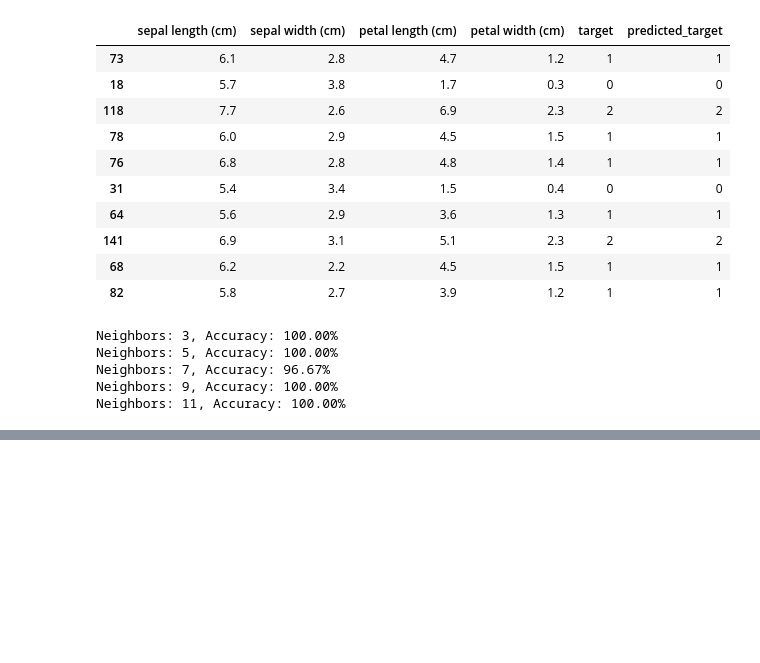
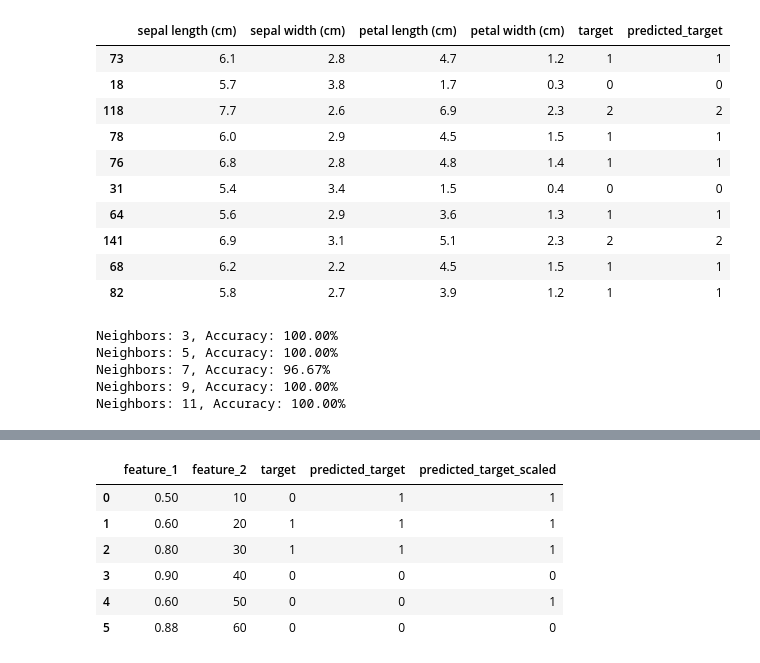
Before and after one commit to rahul8879/harika_ai, a Jupyter notebook: machine_learning/01_KNN_basic.ipynb, the cells around one changed output, grey strips where cells are left out. Saved outputs shown, nothing was run; the diff lists cells and outputs as text; code cells hidden in the pictures; blank space fills up the shorter version.

Commit message:
added KNN model

```diff
--- a/machine_learning/01_KNN_basic.ipynb
+++ b/machine_learning/01_KNN_basic.ipynb
@@ -96,0 +150,10 @@ df_diabetes.head(2)
+# %%
+# create the data with feature in different scale
+import numpy as np
+data = pd.DataFrame({
+    'feature_1': [0.5, 0.6, 0.8, 0.9, 0.6,0.88],
+    'feature_2': [10,20,30,40,50,60],
+    'target': np.random.choice([0, 1], size=6)
+})
+
+data.head()
@@ -96,0 +167,8 @@ df_diabetes.head(2)
+# %%
+# train ghe model
+model = KNeighborsClassifier(n_neighbors=3)
+X = data[['feature_1', 'feature_2']]
+y = data['target']
+model.fit(X, y)
+y_pred = model.predict(X)
+y_pred
@@ -96,0 +177,3 @@ df_diabetes.head(2)
+# %%
+data['predicted_target'] = y_pred
+data
@@ -96,0 +188,19 @@ df_diabetes.head(2)
+# %%
+from sklearn.preprocessing import StandardScaler
+scaler = StandardScaler()
+X_scaled = scaler.fit_transform(data[['feature_1', 'feature_2']])
+
+model = KNeighborsClassifier(n_neighbors=3)
+model.fit(X_scaled, y)
+y_pred_scaled = model.predict(X_scaled)
+y_pred_scaled
+data['predicted_target_scaled'] = y_pred_scaled
+data
+# %% [output]
+|  | feature_1 | feature_2 | target | predicted_target | predicted_target_scaled |
+| 0 | 0.50 | 10 | 0 | 1 | 1 |
+| 1 | 0.60 | 20 | 1 | 1 | 1 |
+| 2 | 0.80 | 30 | 1 | 1 | 1 |
+| 3 | 0.90 | 40 | 0 | 0 | 0 |
+| 4 | 0.60 | 50 | 0 | 0 | 1 |
+| 5 | 0.88 | 60 | 0 | 0 | 0 |
```
Also changed, not shown: parts of 7 cells of this notebook, 2 other files.
